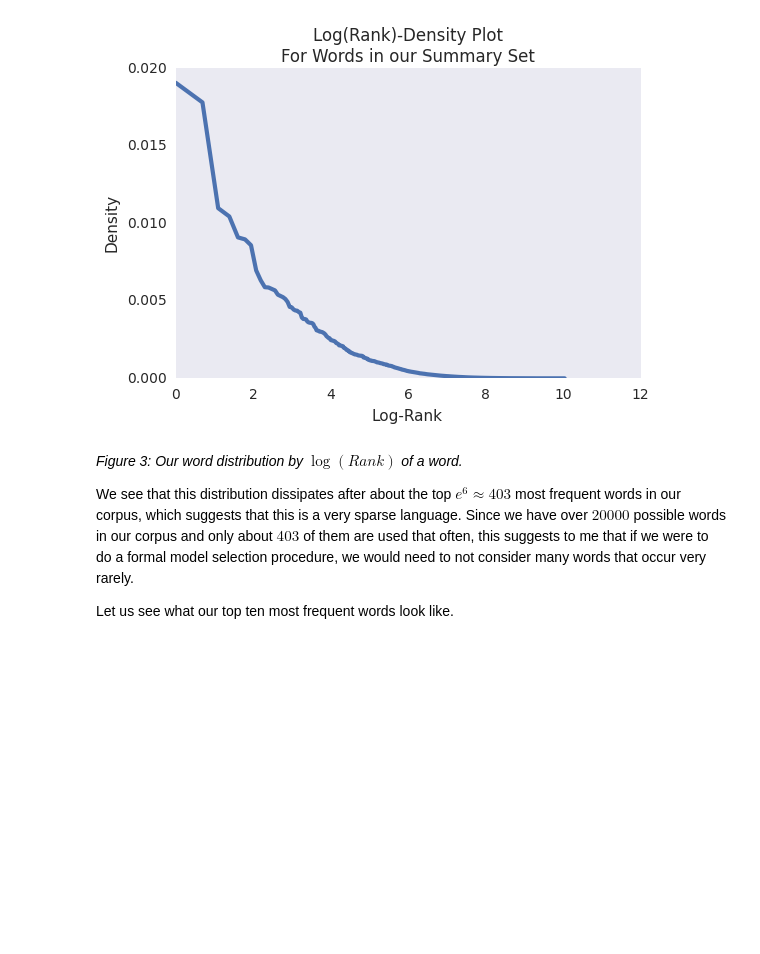
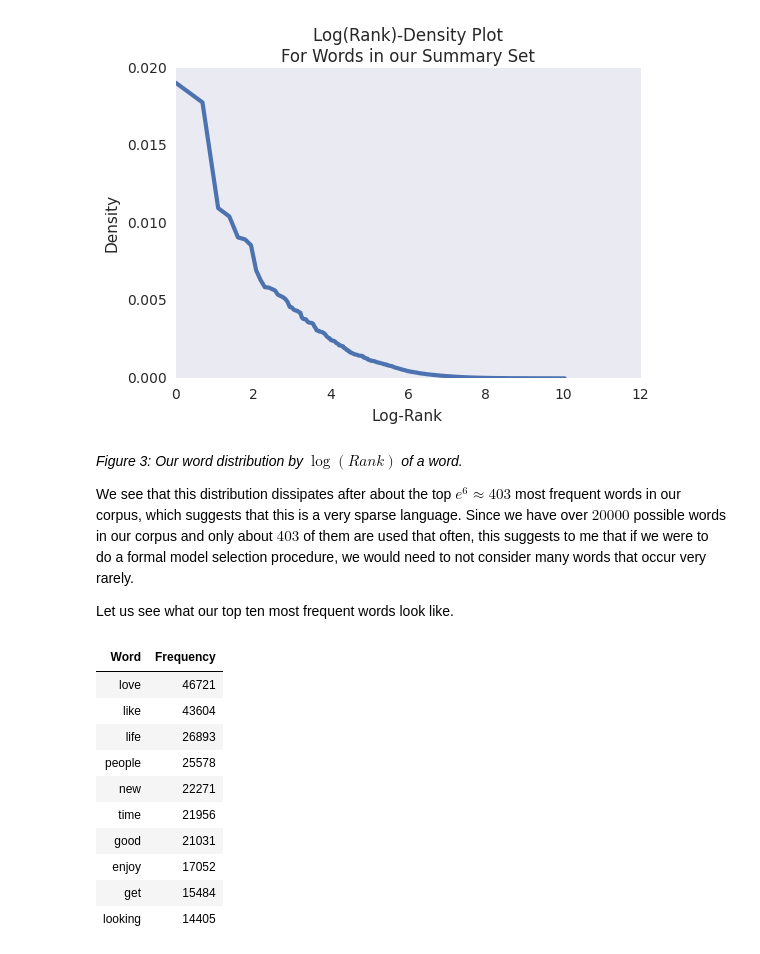
Before and after one commit to PLBMR/cmuDSCWorkshopNotebooks, a Jupyter notebook: okCupidInitialAnalysis.ipynb, the cells around one changed output. Saved outputs shown, nothing was run; the diff lists cells and outputs as text; code cells hidden in the pictures; blank space fills up the shorter version.

```diff
--- a/okCupidInitialAnalysis.ipynb
+++ b/okCupidInitialAnalysis.ipynb
@@ -174,3 +174,21 @@ _Figure 3: Our word distribution by $\log(Rank)$ of a word._
 We see that this distribution dissipates after about the top $e^6 \approx 403$ most frequent words in our corpus, which suggests that this is a very sparse language. Since we have over $20000$ possible words in our corpus and only about $403$ of them are used that often, this suggests to me that if we were to do a formal model selection procedure, we would need to not consider many words that occur very rarely.
 
 Let us see what our top ten most frequent words look like.
+# %%
+topLev = 10
+topTenWordFrame = wordFrequencyFrame.iloc[0:topLev,:].loc[:,
+                                                        ["Word","Frequency"]]
+#then display
+display(HTML(topTenWordFrame.to_html(index = False)))
+# %% [output]
+| Word | Frequency |
+| love | 46721 |
+| like | 43604 |
+| life | 26893 |
+| people | 25578 |
+| new | 22271 |
+| time | 21956 |
+| good | 21031 |
+| enjoy | 17052 |
+| get | 15484 |
+| looking | 14405 |
```
Also changed, not shown: parts of 5 cells of this notebook.
